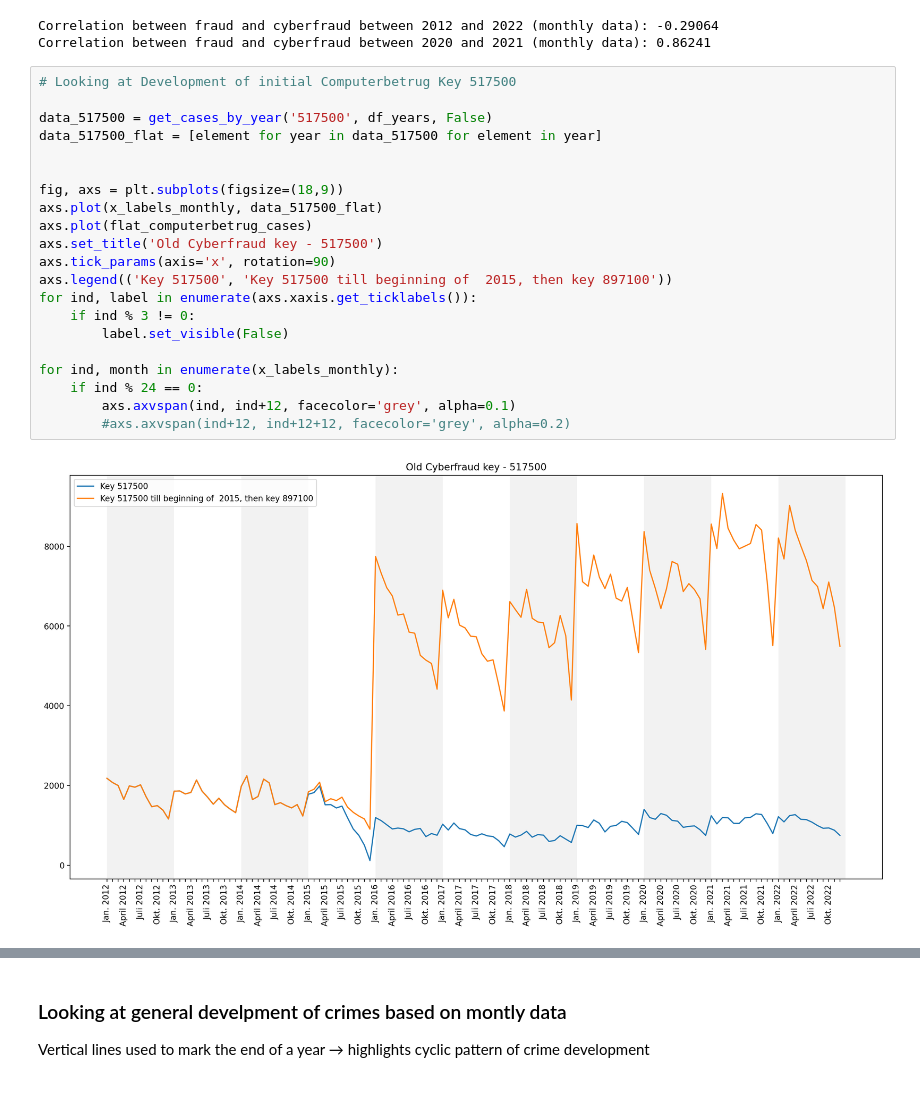
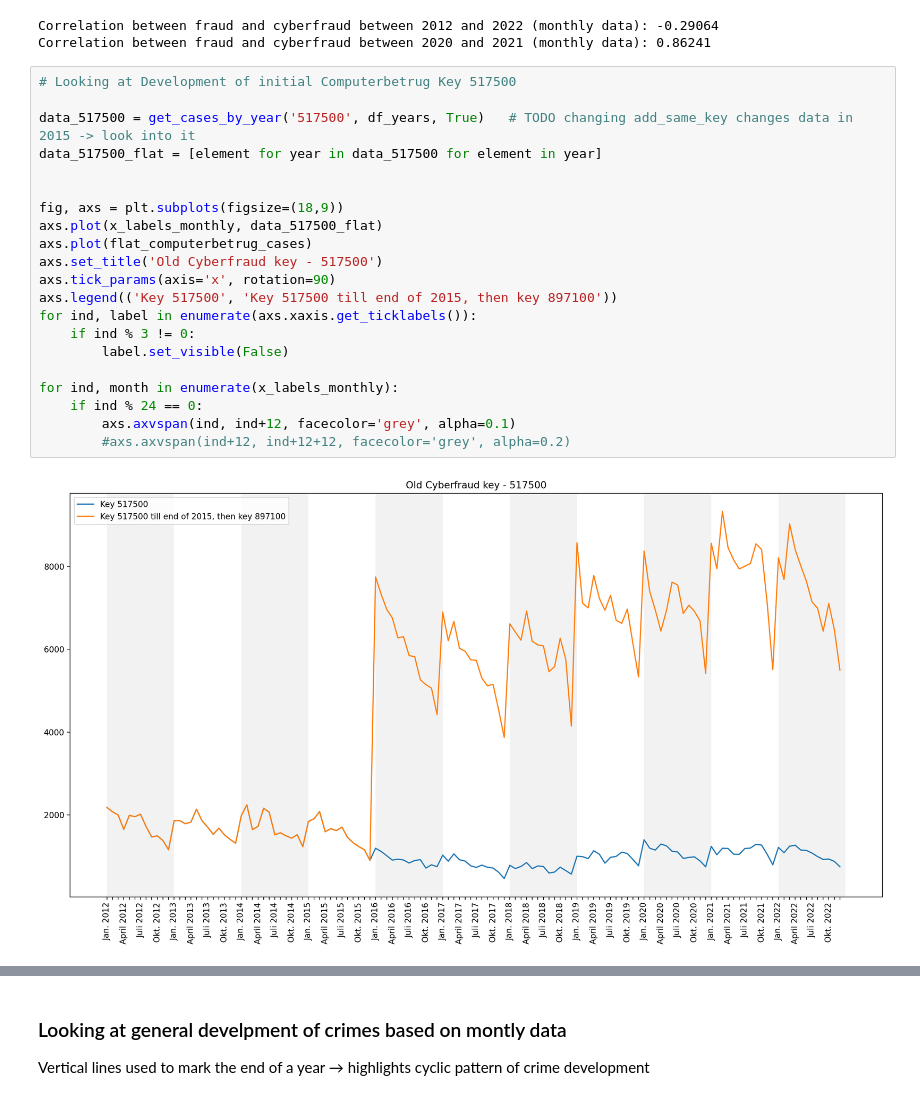
Before and after one commit to LukaslWeber/DataLit-Crime-Project, a Jupyter notebook: temporal_exploraton.ipynb, the cells around one changed output, grey strips where cells are left out. Cells and saved outputs as stored; diff of their text form.

```diff
--- a/temporal_exploraton.ipynb
+++ b/temporal_exploraton.ipynb
@@ -406,24 +422,24 @@ Correlation between fraud and cyberfraud between 2020 and 2021 (monthly data): 0
 # %%
 # Looking at Development of initial Computerbetrug Key 517500
 
-data_517500 = get_cases_by_year('517500', df_years, False)
+data_517500 = get_cases_by_year('517500', df_years, True)   # TODO changing add_same_key changes data in 2015 -> look into it
 data_517500_flat = [element for year in data_517500 for element in year]
 
 
 fig, axs = plt.subplots(figsize=(18,9))
 axs.plot(x_labels_monthly, data_517500_flat)
 axs.plot(flat_computerbetrug_cases)
 axs.set_title('Old Cyberfraud key - 517500')
 axs.tick_params(axis='x', rotation=90)
-axs.legend(('Key 517500', 'Key 517500 till beginning of  2015, then key 897100'))
+axs.legend(('Key 517500', 'Key 517500 till end of 2015, then key 897100'))
 for ind, label in enumerate(axs.xaxis.get_ticklabels()):
     if ind % 3 != 0:
         label.set_visible(False)
 
 for ind, month in enumerate(x_labels_monthly):
     if ind % 24 == 0:
         axs.axvspan(ind, ind+12, facecolor='grey', alpha=0.1)
         #axs.axvspan(ind+12, ind+12+12, facecolor='grey', alpha=0.2)
 # %% [output]
-[figure, old version]
+[figure, new version]
 # %%
```
Also changed, not shown: parts of 4 cells of this notebook.
